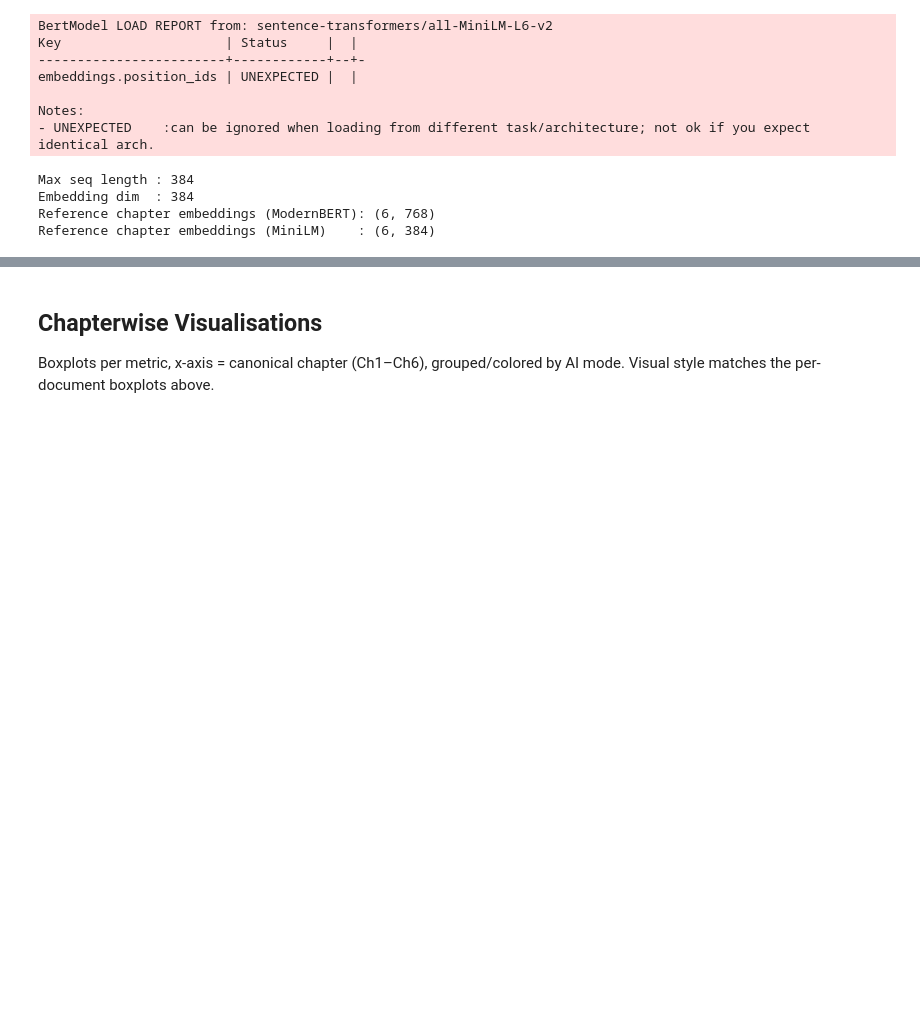
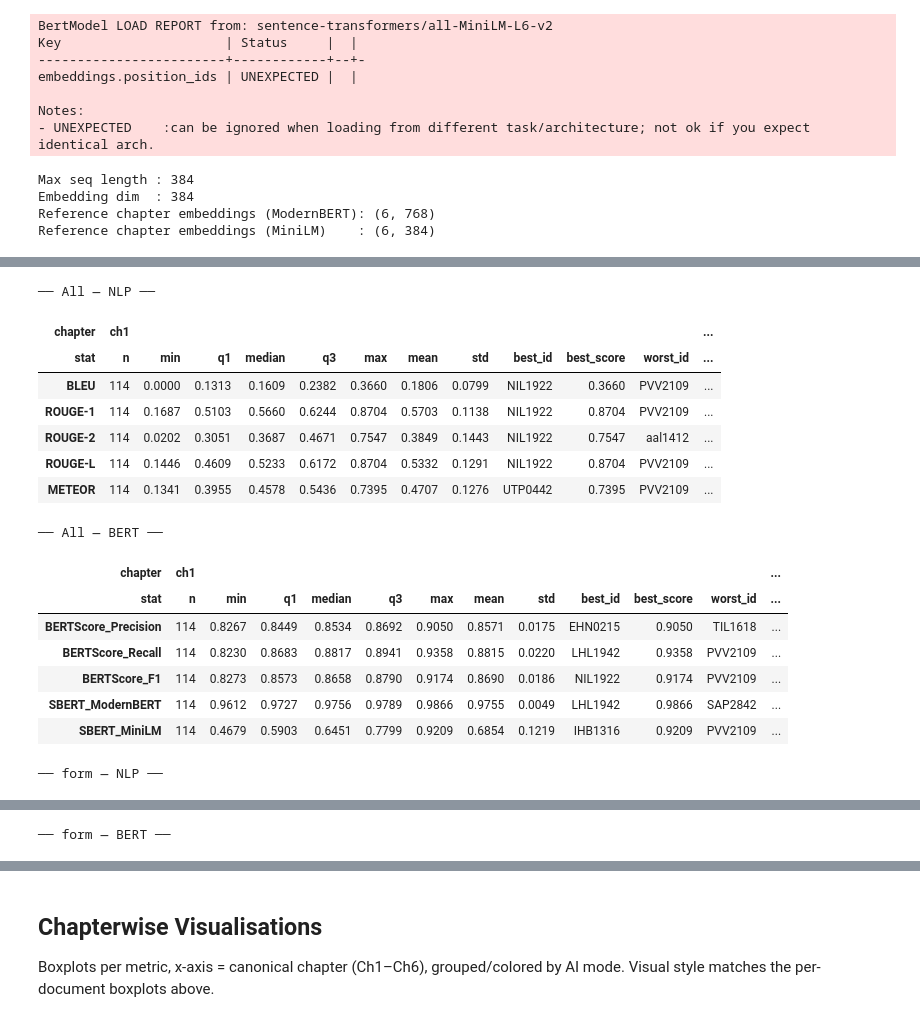
Before and after one commit to ganglem/ropagen-thesis, a Jupyter notebook: python/metrics/ROPAgen_METRICS.ipynb, the cells around one changed output, grey strips where cells are left out. Saved outputs shown, nothing was run; the diff lists cells and outputs as text; code cells hidden in the pictures; blank space fills up the shorter version.

```diff
--- a/python/metrics/ROPAgen_METRICS.ipynb
+++ b/python/metrics/ROPAgen_METRICS.ipynb
@@ -1198,7 +1103,7 @@ def build_comparison_table(
         ("BERTScore_Precision", "BERTScore_Precision"),
         ("BERTScore_Recall",   "BERTScore_Recall"),
         ("BERTScore_F1",       "BERTScore_F1"),
-        ("SBERT_Similarity",   "SBERT_ModernBERT"),  # whole-doc SBERT vs chapter SBERT ModernBERT
+        ("SBERT_ModernBERT",   "SBERT_ModernBERT"),  # whole-doc SBERT vs chapter SBERT ModernBERT
     ]
     for doc_col, ch_col in shared_metrics:
         doc_mean = df_doc[doc_col].mean() if doc_col in df_doc.columns else float('nan')
@@ -1247,8 +1152,3 @@ df_comparison_pivot = df_comparison.pivot(
     index="metric", columns="subset", values=["doc_score", "chapter_avg", "difference"]
 )
 df_comparison_T = df_comparison_pivot.T
-
-# Display per subset
-for subset, grp in df_comparison.groupby("subset", sort=False):
-    print(f"\n── {subset} ──")
-    display(grp[["metric", "doc_score", "chapter_avg", "difference"]].reset_index(drop=True))
@@ -1417,0 +1284,72 @@ Saved output/chapter_bert_summary.csv — 30 rows
+# %%
+# ── Display B: per-chapter NLP + BERT + diff summaries (one mode at a time) ───
+import pandas as pd
+from IPython.display import display
+
+pd.set_option('display.max_rows', None)
+pd.set_option('display.max_columns', None)
+
+OUT = "output"
+df_ch_nlp_disp  = pd.read_csv(f"{OUT}/chapter_nlp_summary.csv")
+df_ch_bert_disp = pd.read_csv(f"{OUT}/chapter_bert_summary.csv")
+df_diff_disp    = pd.read_csv(f"{OUT}/doc_vs_chapter_diff.csv")
+
+CH_NLP_METRICS_DISP  = ["BLEU", "ROUGE-1", "ROUGE-2", "ROUGE-L", "METEOR"]
+CH_BERT_METRICS_DISP = ["BERTScore_Precision", "BERTScore_Recall", "BERTScore_F1",
+                         "SBERT_ModernBERT", "SBERT_MiniLM"]
+CHAPTERS  = [f"ch{i+1}" for i in range(6)]
+STAT_COLS = ["n", "min", "q1", "median", "q3", "max", "mean", "std",
+             "best_id", "best_score", "worst_id", "worst_score"]
+
+# Build a MultiIndex display table for one set of metrics + one mode
+def build_chapter_multiindex(df_summary, metrics, mode):
+    tuples = [(ch, stat) for ch in CHAPTERS for stat in STAT_COLS]
+    mi = pd.MultiIndex.from_tuples(tuples, names=["chapter", "stat"])
+    data = []
+    for metric in metrics:
+        subset = df_summary[df_summary["metric"] == metric].copy()
+        subset = subset.set_index("chapter")
+        row_vals = []
+        for ch in CHAPTERS:
+            for stat in STAT_COLS:
+                col = f"{mode}_{stat}"
+                if ch in subset.index and col in subset.columns:
+                    row_vals.append(subset.loc[ch, col])
+                else:
+                    row_vals.append(None)
+        data.append(row_vals)
+    return pd.DataFrame(data, index=metrics, columns=mi)
+
+# ── Per-mode tables first, then diff tables ────────────────────────────────
+for mode in ["All", "form", "ask", "chat"]:
+    print(f"\n── {mode} — NLP ──")
+    display(build_chapter_multiindex(df_ch_nlp_disp, CH_NLP_METRICS_DISP, mode))
+
+    print(f"\n── {mode} — BERT ──")
+    display(build_chapter_multiindex(df_ch_bert_disp, CH_BERT_METRICS_DISP, mode))
+
+# ── Diff tables last ────────────────────────────────────────────────────────
+for mode in ["All", "form", "ask", "chat"]:
+    print(f"\n── {mode} ── (diff: doc vs chapter)")
+    diff_cols = [f"{mode}_doc", f"{mode}_chapter_mean", f"{mode}_diff"]
+    df_diff_view = df_diff_disp[["metric"] + diff_cols].copy()
+    df_diff_view.columns = ["metric", "doc_mean", "chapter_mean", "diff"]
+    display(df_diff_view)
+# %% [output]
+── All — NLP ──
+| chapter | ch1 |  |  |  |  |  |  |  |  |  |  | ... |
+| stat | n | min | q1 | median | q3 | max | mean | std | best_id | best_score | worst_id | ... |
+| BLEU | 114 | 0.0000 | 0.1313 | 0.1609 | 0.2382 | 0.3660 | 0.1806 | 0.0799 | NIL1922 | 0.3660 | PVV2109 | ... |
+| ROUGE-1 | 114 | 0.1687 | 0.5103 | 0.5660 | 0.6244 | 0.8704 | 0.5703 | 0.1138 | NIL1922 | 0.8704 | PVV2109 | ... |
+| ROUGE-2 | 114 | 0.0202 | 0.3051 | 0.3687 | 0.4671 | 0.7547 | 0.3849 | 0.1443 | NIL1922 | 0.7547 | aal1412 | ... |
+| ROUGE-L | 114 | 0.1446 | 0.4609 | 0.5233 | 0.6172 | 0.8704 | 0.5332 | 0.1291 | NIL1922 | 0.8704 | PVV2109 | ... |
+| METEOR | 114 | 0.1341 | 0.3955 | 0.4578 | 0.5436 | 0.7395 | 0.4707 | 0.1276 | UTP0442 | 0.7395 | PVV2109 | ... |
+── All — BERT ──
+| chapter | ch1 |  |  |  |  |  |  |  |  |  |  | ... |
+| stat | n | min | q1 | median | q3 | max | mean | std | best_id | best_score | worst_id | ... |
+| BERTScore_Precision | 114 | 0.8267 | 0.8449 | 0.8534 | 0.8692 | 0.9050 | 0.8571 | 0.0175 | EHN0215 | 0.9050 | TIL1618 | ... |
+| BERTScore_Recall | 114 | 0.8230 | 0.8683 | 0.8817 | 0.8941 | 0.9358 | 0.8815 | 0.0220 | LHL1942 | 0.9358 | PVV2109 | ... |
+| BERTScore_F1 | 114 | 0.8273 | 0.8573 | 0.8658 | 0.8790 | 0.9174 | 0.8690 | 0.0186 | NIL1922 | 0.9174 | PVV2109 | ... |
+| SBERT_ModernBERT | 114 | 0.9612 | 0.9727 | 0.9756 | 0.9789 | 0.9866 | 0.9755 | 0.0049 | LHL1942 | 0.9866 | SAP2842 | ... |
+| SBERT_MiniLM | 114 | 0.4679 | 0.5903 | 0.6451 | 0.7799 | 0.9209 | 0.6854 | 0.1219 | IHB1316 | 0.9209 | PVV2109 | ... |
+── form — NLP ──
@@ -1417,0 +1363 @@ Saved output/chapter_bert_summary.csv — 30 rows
+── form — BERT ──
```
Also changed, not shown: parts of 20 cells of this notebook, 11 other files.
